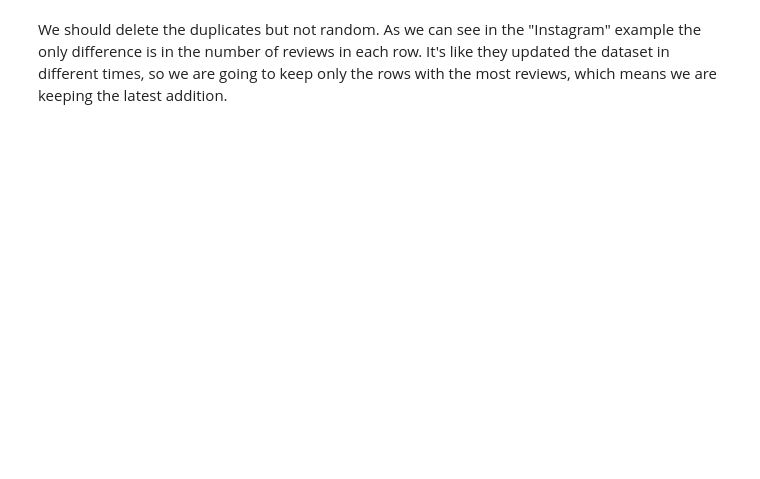
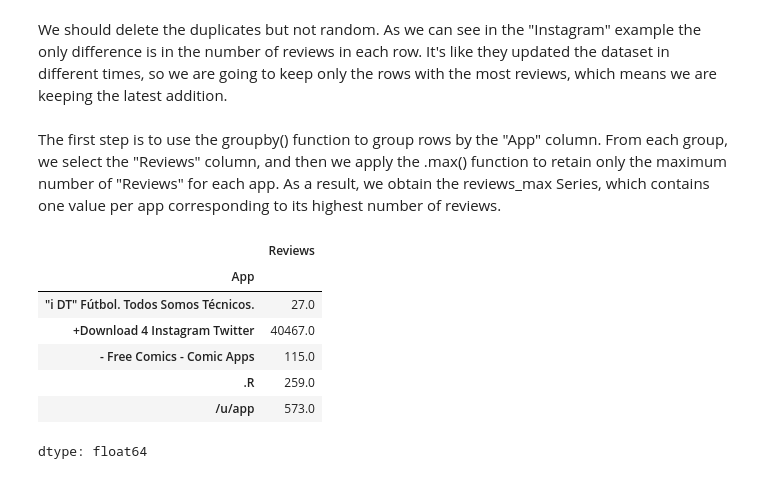
Before and after one commit to KostasTheOne/Mobile-Apps-Project, a Jupyter notebook: Profitable_Apps.ipynb, the cells around one changed output. Cells and saved outputs as stored; diff of their text form; code cells hidden in the pictures; blank space fills up the shorter version.

```diff
--- a/Profitable_Apps.ipynb
+++ b/Profitable_Apps.ipynb
@@ -110,0 +262,14 @@ for app in android_data["App"]:
+# %% [markdown]
+The first step is to use the groupby() function to group rows by the "App" column. From each group, we select the "Reviews" column, and then we apply the .max() function to retain only the maximum number of "Reviews" for each app. As a result, we obtain the reviews_max Series, which contains one value per app corresponding to its highest number of reviews.
+# %%
+reviews_max = android_data.groupby("App")["Reviews"].max()
+reviews_max.head()
+# %% [output]
+|  | Reviews |
+| App |  |
+| "i DT" Fútbol. Todos Somos Técnicos. | 27.0 |
+| +Download 4 Instagram Twitter | 40467.0 |
+| - Free Comics - Comic Apps | 115.0 |
+| .R | 259.0 |
+| /u/app | 573.0 |
+dtype: float64
```
Also changed, not shown: parts of 29 cells of this notebook.
